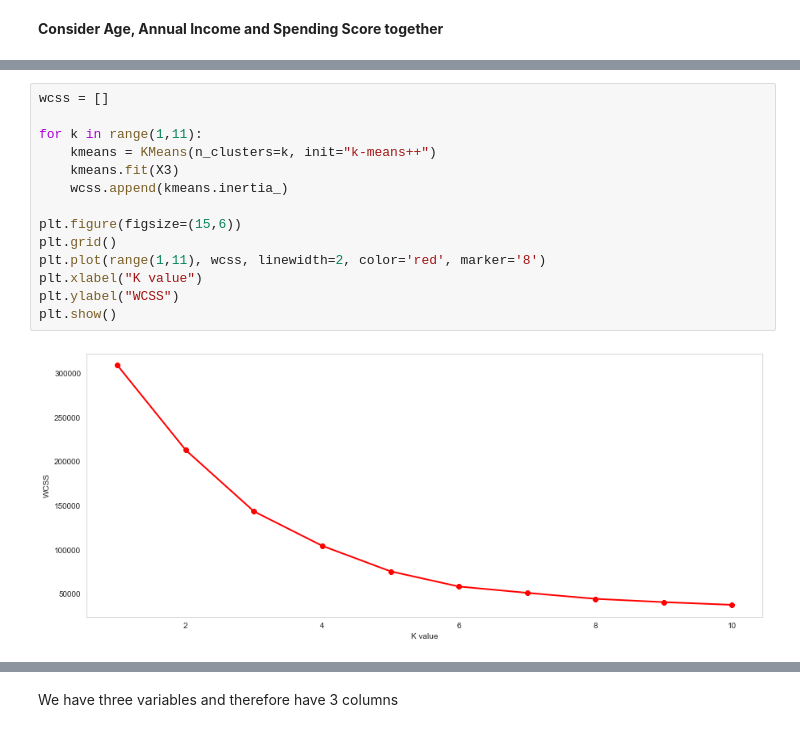
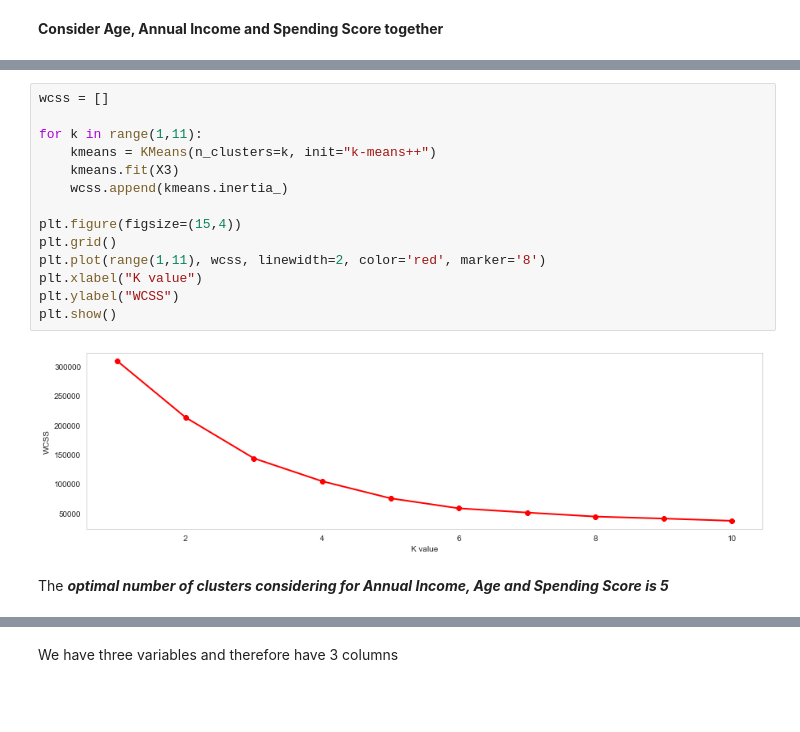
Before and after one commit to mlyngholm/mall, a Jupyter notebook: Customer segmentation.ipynb, the cells around one changed output, grey strips where cells are left out. Saved outputs shown, nothing was run; the diff lists cells and outputs as text; blank space fills up the shorter version.

```diff
--- a/Customer segmentation.ipynb
+++ b/Customer segmentation.ipynb
@@ -327,19 +317,21 @@ X3
 # %%
 wcss = []
 
 for k in range(1,11):
     kmeans = KMeans(n_clusters=k, init="k-means++")
     kmeans.fit(X3)
     wcss.append(kmeans.inertia_)
 
-plt.figure(figsize=(15,6))
+plt.figure(figsize=(15,4))
 plt.grid()
 plt.plot(range(1,11), wcss, linewidth=2, color='red', marker='8')
 plt.xlabel("K value")
 plt.ylabel("WCSS")
 plt.show()
 # %% [output]
-[figure, old version]
+[figure, new version]
+# %% [markdown]
+The ***optimal number of clusters considering for Annual Income, Age and Spending Score is 5***
 # %%
 kmeans= KMeans(n_clusters=5)
 
```
Also changed, not shown: parts of 33 cells of this notebook.
